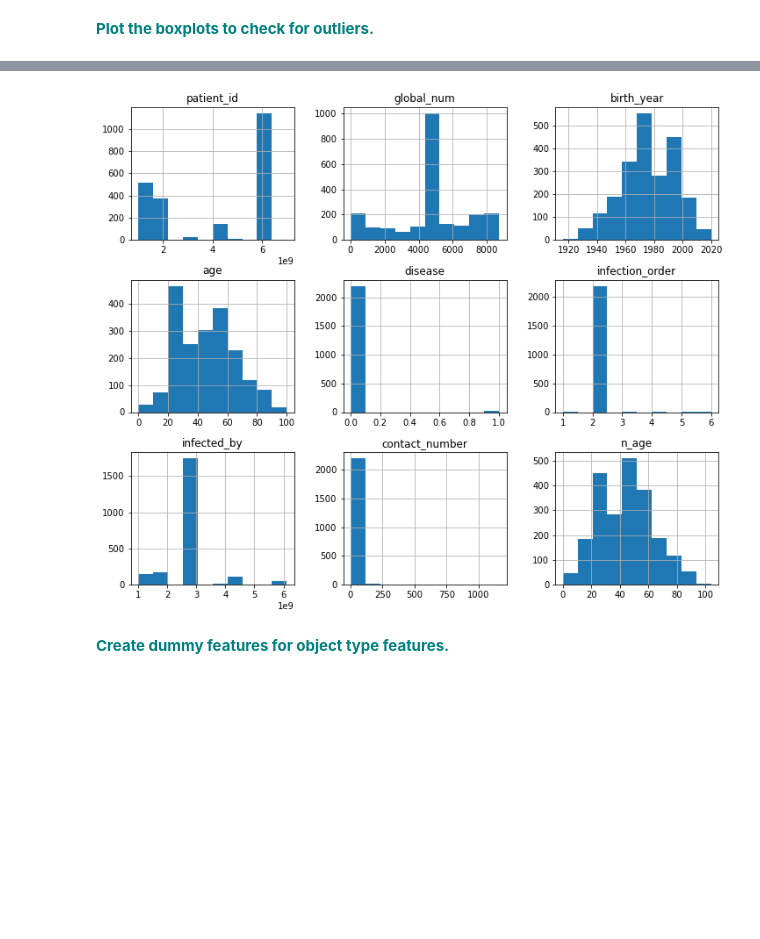
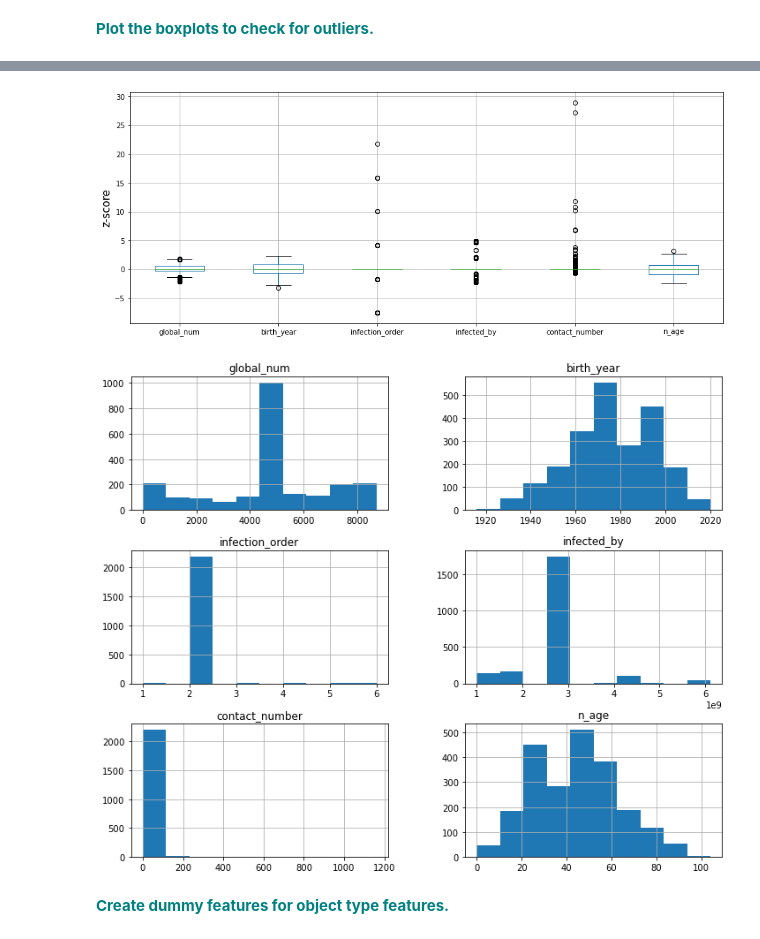
Before and after one commit to mendyhsu/Springboard, a Jupyter notebook: Unit14_4_Random_Forest_Covid_Case_Study/RandomForest_casestudy_covid19.ipynb, the cells around one changed output, grey strips where cells are left out. Drawn from its saved outputs; the diff is of its cells as text; code cells hidden in the pictures; blank space fills up the shorter version.

```diff
--- a/Unit14_4_Random_Forest_Covid_Case_Study/RandomForest_casestudy_covid19.ipynb
+++ b/Unit14_4_Random_Forest_Covid_Case_Study/RandomForest_casestudy_covid19.ipynb
@@ -154,9 +177,9 @@ columns = ['global_num','birth_year','infection_order','infected_by','contact_nu
 df.loc[:, columns] = df[columns].fillna(df[columns].mean())
 # %% [markdown]
  **<font color='teal'> Create a new column named `n_age` which is the calculated age based on the birth year column.</font>**
-# %%
-df['birth_year'] = df['birth_year'].astype('int')
-df['n_age'] = 2020 - df['birth_year']
+# %%
+df['n_age'] = 2020 - df['birth_year']
+df['age'] = (df['n_age'] // 10 * 10).astype('int').astype('str') + ['s']
 # %% [markdown]
  **<font color='teal'> Fill the rest of the missing values with any method.</font>**
 # %%
@@ -204,7 +227,7 @@ df.head()
 # %% [markdown]
 Remove date columns from the data.
 # %%
-df = df.drop(['symptom_onset_date','confirmed_date','released_date','deceased_date'],axis =1)
+df = df.drop(['symptom_onset_date','confirmed_date','released_date','deceased_date', 'age_range'],axis =1)
 # %% [markdown]
 Review the count of unique values by column.
 # %%
@@ -305,13 +324,19 @@ df.iloc[:,1:].boxplot()
+# %%
+#df.select_dtypes(exclude=['object'])
+col = ['global_num','birth_year', 'infection_order', 'infected_by', 'contact_number', 'n_age']
+df_z_score = (df[col] - df[col].mean())/df[col].std(ddof=1)
 # %%
-# fig, ax = plt.subplots(figsize=(15, 6.5))
-# _ = sns.boxplot(data = df.iloc[:,1:], ax=ax)
-# plt.show()
-
-fig, ax = plt.subplots(figsize=(12, 10))
-df.hist(ax=ax)
+fig, ax = plt.subplots(figsize=(15, 6))
+df_z_score.boxplot(ax=ax)
+plt.ylabel('z-score', fontsize=15)
 plt.show()
 # %% [output]
-[figure, old version]
+[figure, new version]
+# %%
+df[col].hist(figsize=(12, 10))
+plt.show()
+# %% [output]
+[figure, added]
 # %% [markdown]
 **<font color='teal'> Create dummy features for object type features. </font>**
 # %%
```
Also changed, not shown: parts of 27 cells of this notebook, 4 other files.
